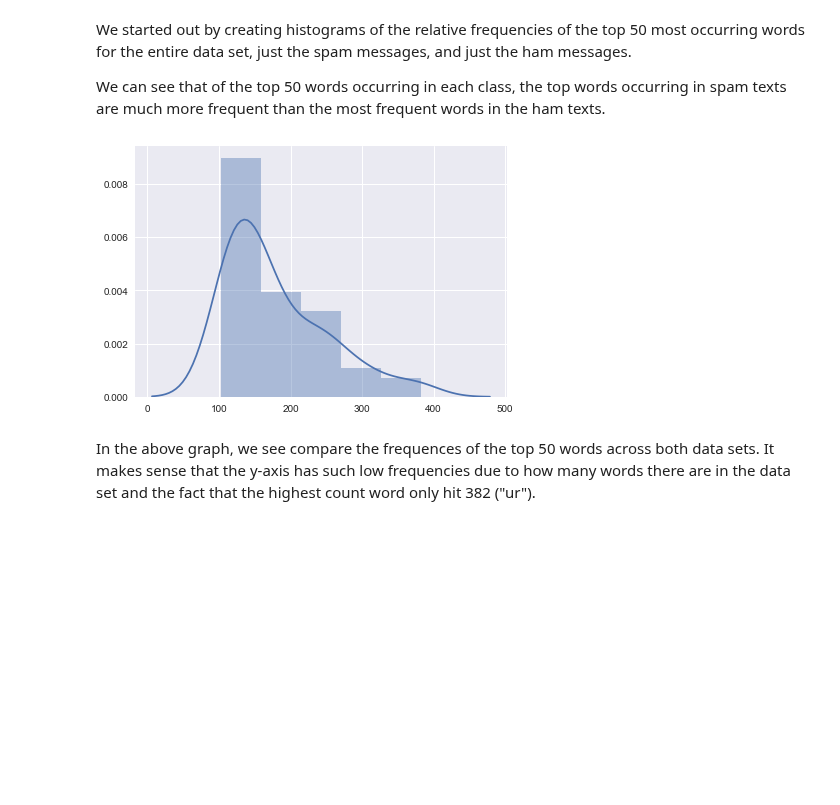
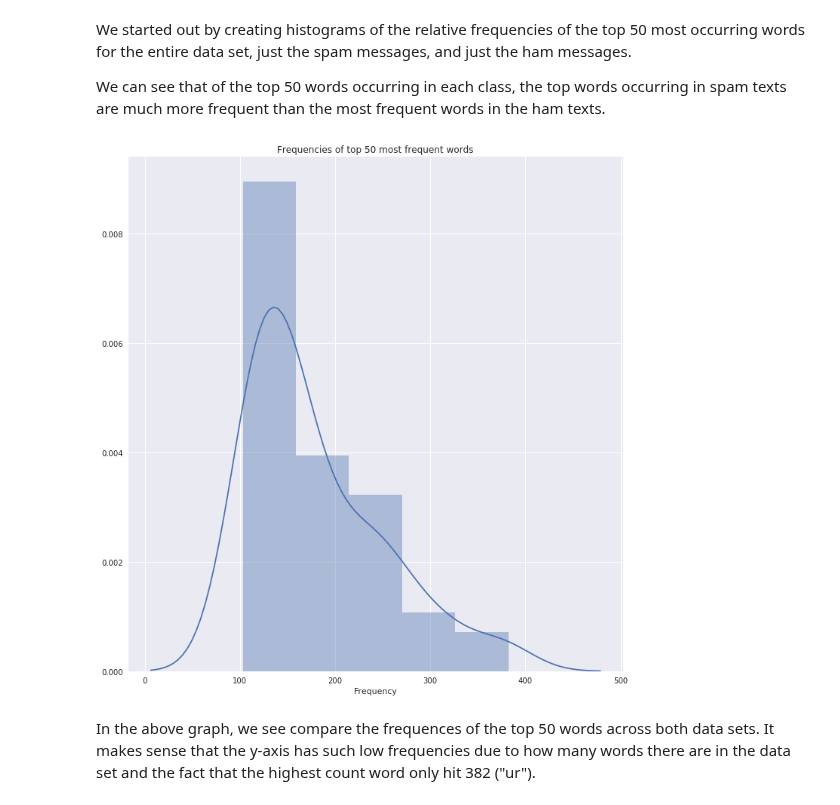
Before and after one commit to LukeWood/SpamVsHamDataAnalysis, a Jupyter notebook: DraftReport-2.ipynb, the cells around one changed output. Saved outputs shown, nothing was run; the diff lists cells and outputs as text; code cells hidden in the pictures; blank space fills up the shorter version.

```diff
--- a/DraftReport-2.ipynb
+++ b/DraftReport-2.ipynb
@@ -221,16 +218,18 @@ We can see that of the top 50 words occurring in each class, the top words occur
 # %%
 #add a column to determine whether a message is spam, or ham
 df["spam"] = [t[0] for t in normal_texts]
 
 total_count = df[[x for x in df.columns if x != "spam"]].sum().sum()
 spam_count = df[df.spam == "spam"][[x for x in df.columns if x!="spam"]].sum().sum()
 ham_count = df[df.spam == "ham"][[x for x in df.columns if x!="spam"]].sum().sum()
 
 sns.distplot(df[[x for x in df.columns if x!="spam"]].sum().sort_values()[-50:], hist=True)
 plt.tight_layout()
+plt.title("Frequencies of top 50 most frequent words")
+plt.xlabel("Frequency")
 plt.show()
 # %% [output]
-[figure, old version]
+[figure, new version]
 # %% [markdown]
 In the above graph, we see compare the frequences of the top 50 words across both data sets. It makes sense that the y-axis has such low frequencies due to how many words there are in the data set and the fact that the highest count word only hit 382 ("ur").
 # %%
```
Also changed, not shown: parts of 18 cells of this notebook.
